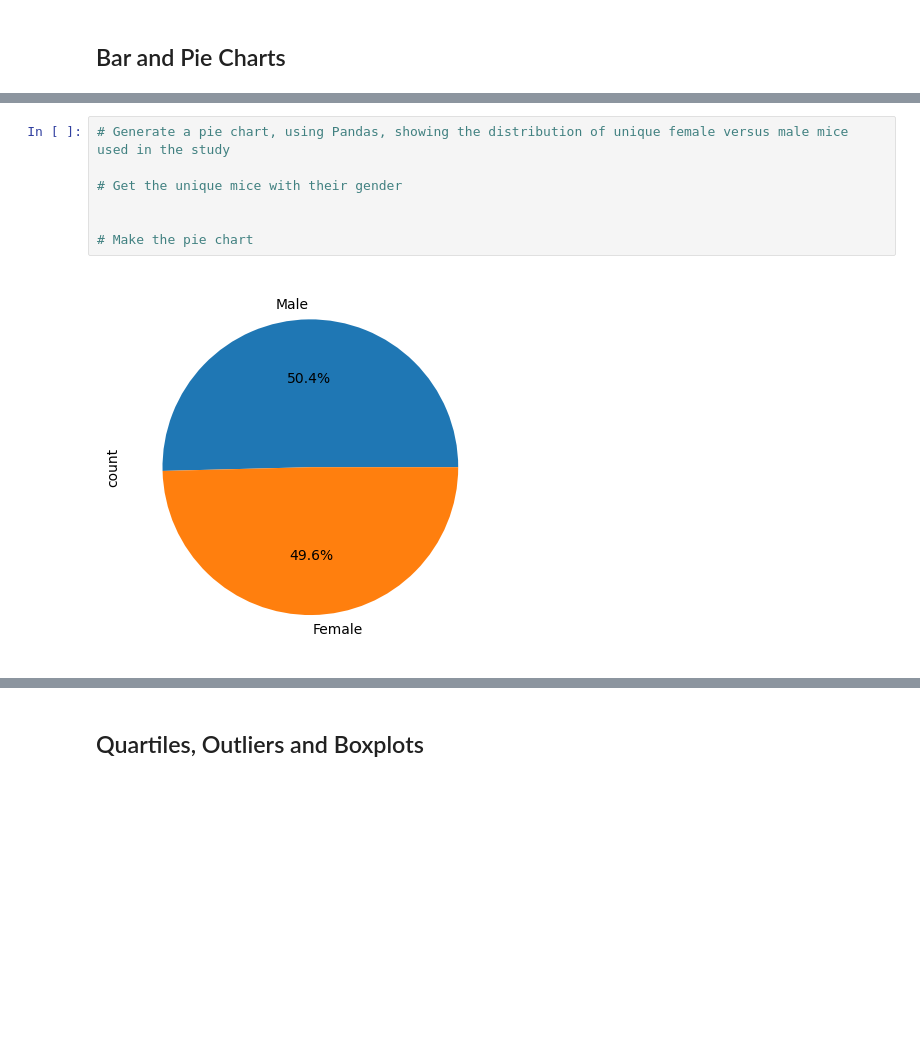
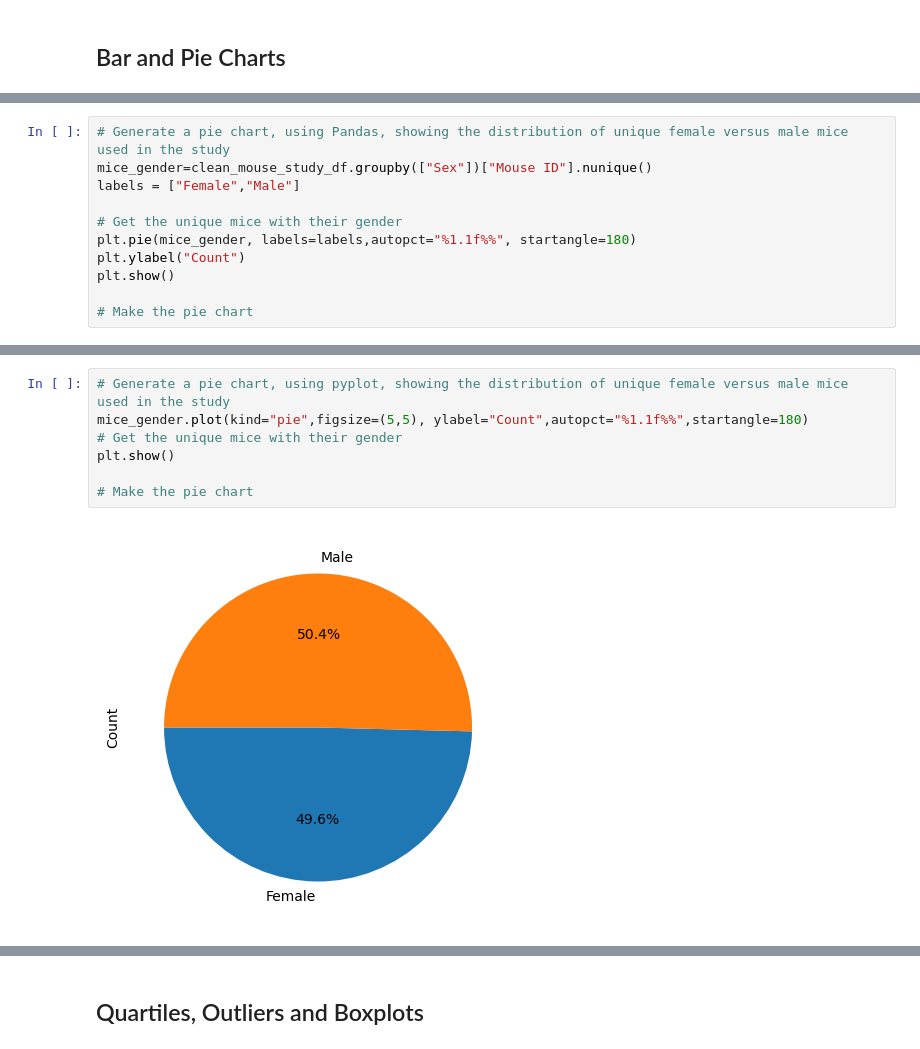
Before and after one commit to mrybicki87/Pymaceuticals, a Jupyter notebook: pymaceuticals_starter.ipynb, the cells around one changed output, grey strips where cells are left out. Drawn from its saved outputs; the diff is of its cells as text; blank space fills up the shorter version.

```diff
--- a/pymaceuticals_starter.ipynb
+++ b/pymaceuticals_starter.ipynb
@@ -156,0 +167,11 @@ drug_regimen_agg
+# %%
+# Generate a pie chart, using Pandas, showing the distribution of unique female versus male mice used in the study
+mice_gender=clean_mouse_study_df.groupby(["Sex"])["Mouse ID"].nunique()
+labels = ["Female","Male"]
+
+# Get the unique mice with their gender
+plt.pie(mice_gender, labels=labels,autopct="%1.1f%%", startangle=180)
+plt.ylabel("Count")
+plt.show()
+
+# Make the pie chart
@@ -157,9 +180,9 @@ drug_regimen_agg
 # %%
-# Generate a pie chart, using Pandas, showing the distribution of unique female versus male mice used in the study
-
+# Generate a pie chart, using pyplot, showing the distribution of unique female versus male mice used in the study
+mice_gender.plot(kind="pie",figsize=(5,5), ylabel="Count",autopct="%1.1f%%",startangle=180)
 # Get the unique mice with their gender
-
+plt.show()
 
 # Make the pie chart
 # %% [output]
-[figure, old version]
+[figure, new version]
```
Also changed, not shown: parts of 8 cells of this notebook.
